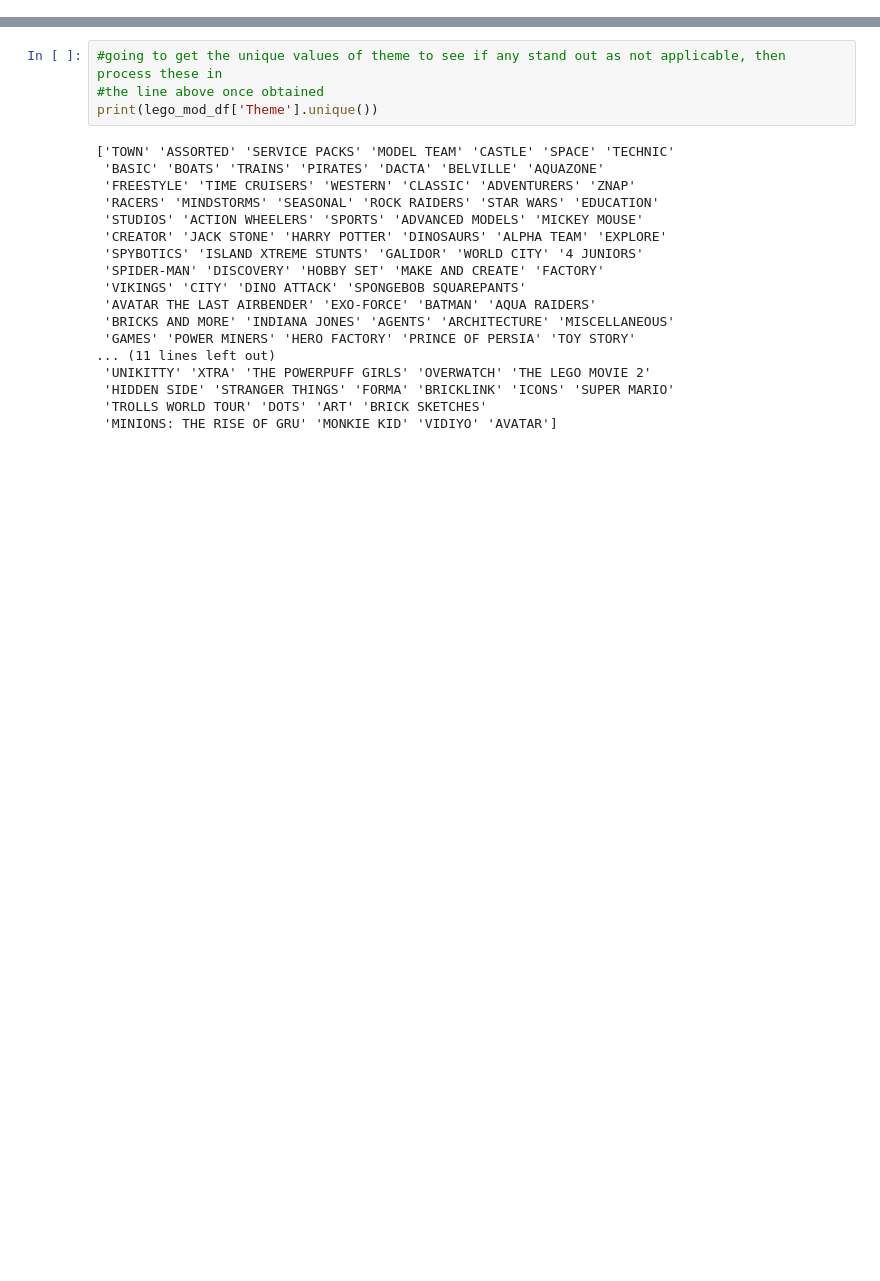
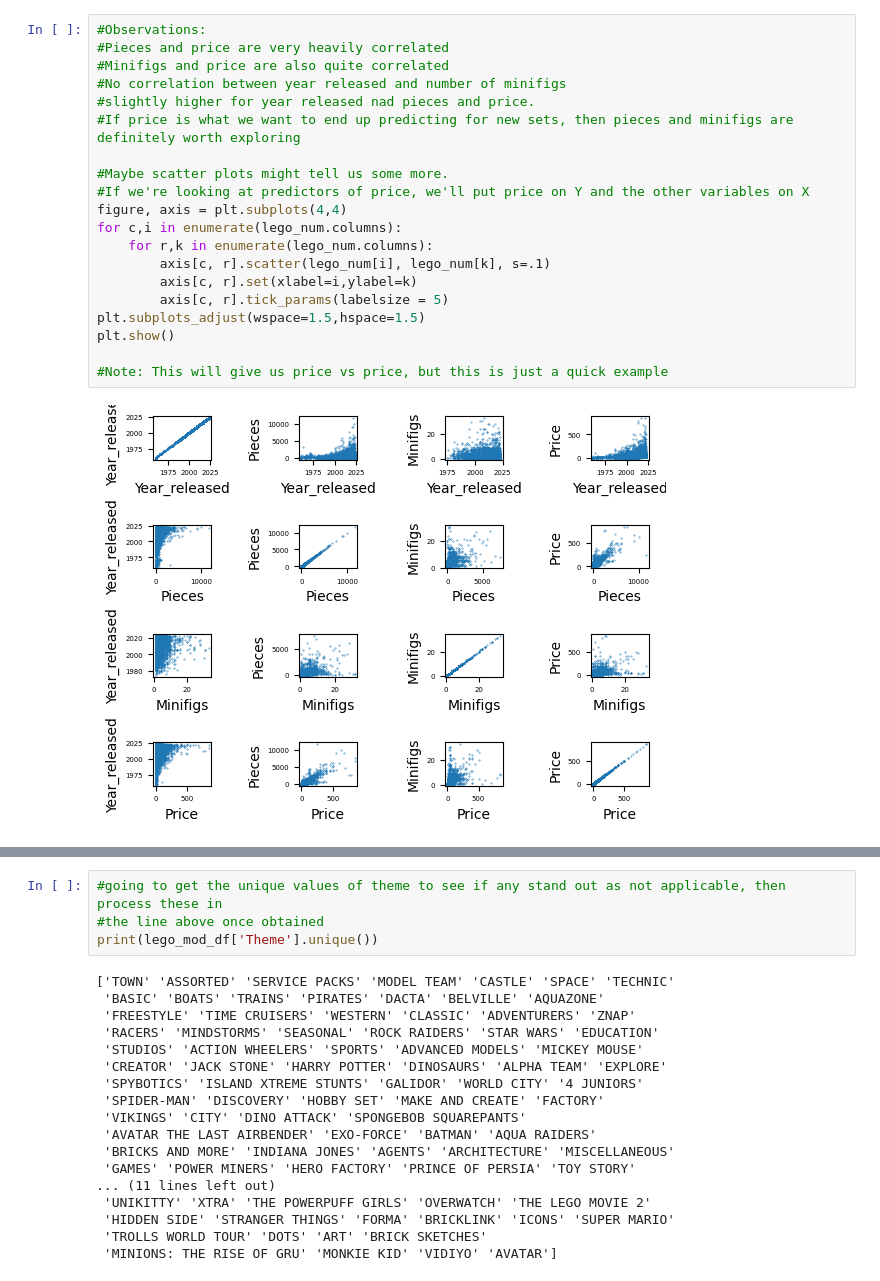
Before and after one commit to Conor020591/LegoSetEDA, a Jupyter notebook: LegoEDA.ipynb, the cells around one changed output, grey strips where cells are left out. Saved outputs shown, nothing was run; the diff lists cells and outputs as text; blank space fills up the shorter version.

```diff
--- a/LegoEDA.ipynb
+++ b/LegoEDA.ipynb
@@ -30,0 +118,22 @@ lego_raw_df.head
+# %%
+#Observations:
+#Pieces and price are very heavily correlated
+#Minifigs and price are also quite correlated
+#No correlation between year released and number of minifigs
+#slightly higher for year released nad pieces and price.
+#If price is what we want to end up predicting for new sets, then pieces and minifigs are definitely worth exploring
+
+#Maybe scatter plots might tell us some more.
+#If we're looking at predictors of price, we'll put price on Y and the other variables on X
+figure, axis = plt.subplots(4,4)
+for c,i in enumerate(lego_num.columns):
+    for r,k in enumerate(lego_num.columns):
+        axis[c, r].scatter(lego_num[i], lego_num[k], s=.1)
+        axis[c, r].set(xlabel=i,ylabel=k)
+        axis[c, r].tick_params(labelsize = 5)
+plt.subplots_adjust(wspace=1.5,hspace=1.5)
+plt.show()
+
+#Note: This will give us price vs price, but this is just a quick example
+# %% [output]
+[figure, added]
```
Also changed, not shown: parts of 14 cells of this notebook.
